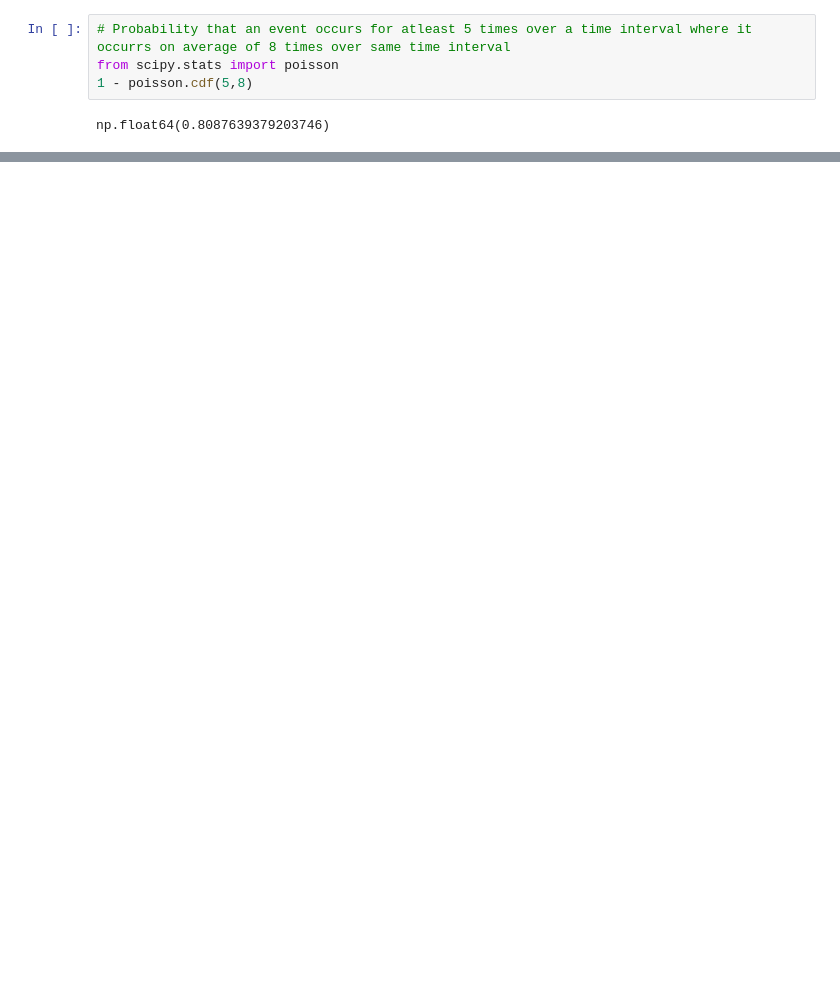
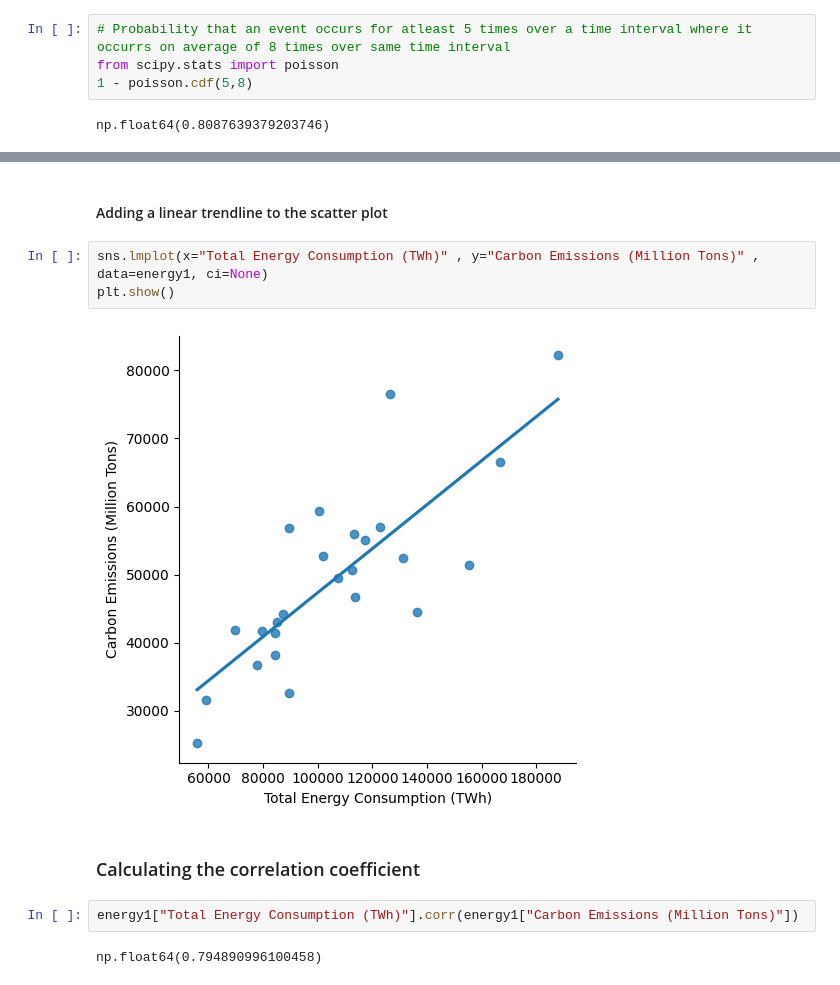
Before and after one commit to abhijeet-bhambere/statistics_in_python, a Jupyter notebook: Stats_In_Python.ipynb, the cells around one changed output, grey strips where cells are left out. Saved outputs shown, nothing was run; the diff lists cells and outputs as text; blank space fills up the shorter version.

```diff
--- a/Stats_In_Python.ipynb
+++ b/Stats_In_Python.ipynb
@@ -940,0 +1131,13 @@ Using the `poisson.rvs()` function to generate a list of values. <br>
+# %% [markdown]
+#### Adding a linear trendline to the scatter plot
+# %%
+sns.lmplot(x="Total Energy Consumption (TWh)" , y="Carbon Emissions (Million Tons)" , data=energy1, ci=None)
+plt.show()
+# %% [output]
+[figure, added]
+# %% [markdown]
+### Calculating the correlation coefficient
+# %%
+energy1["Total Energy Consumption (TWh)"].corr(energy1["Carbon Emissions (Million Tons)"])
+# %% [output]
+np.float64(0.794890996100458)
```
Also changed, not shown: parts of 57 cells of this notebook.
